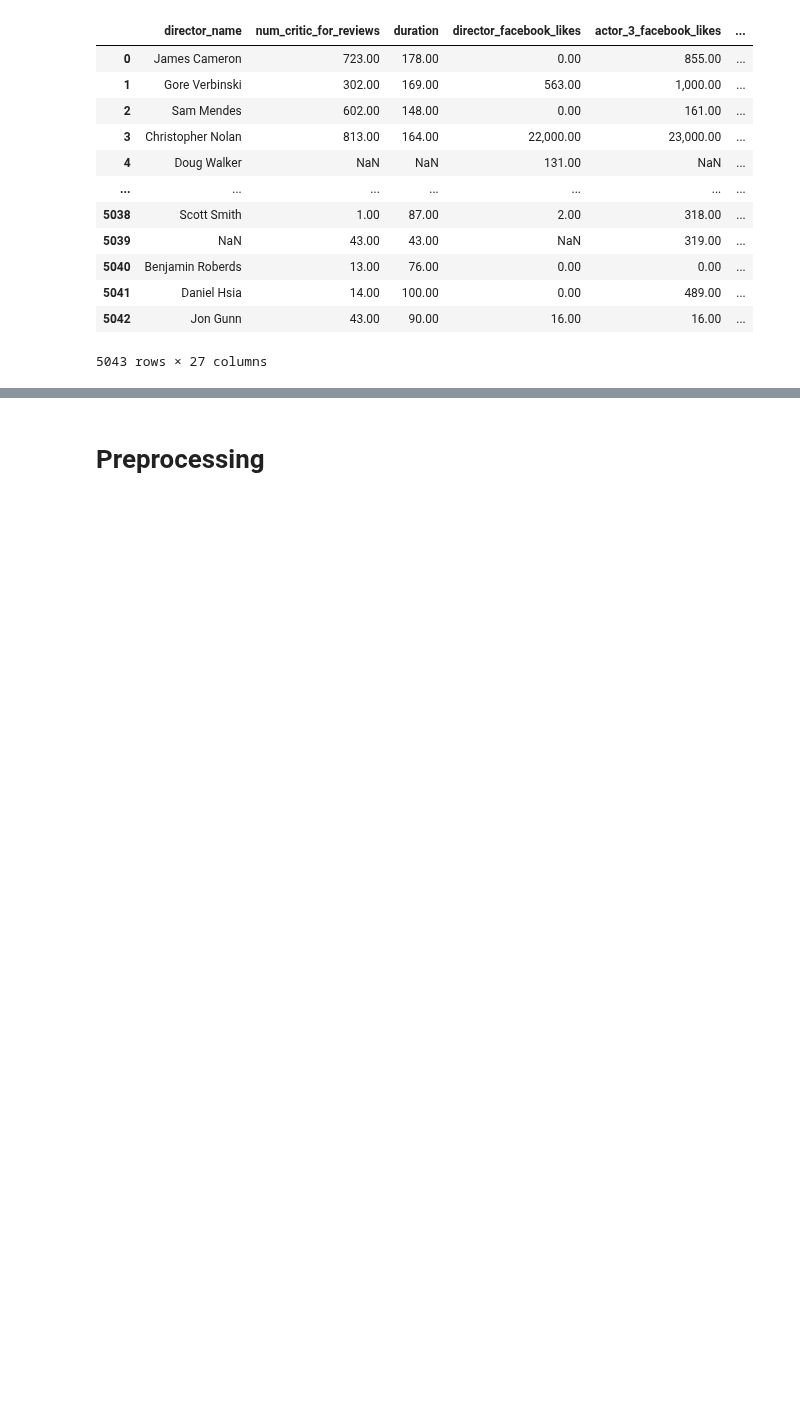
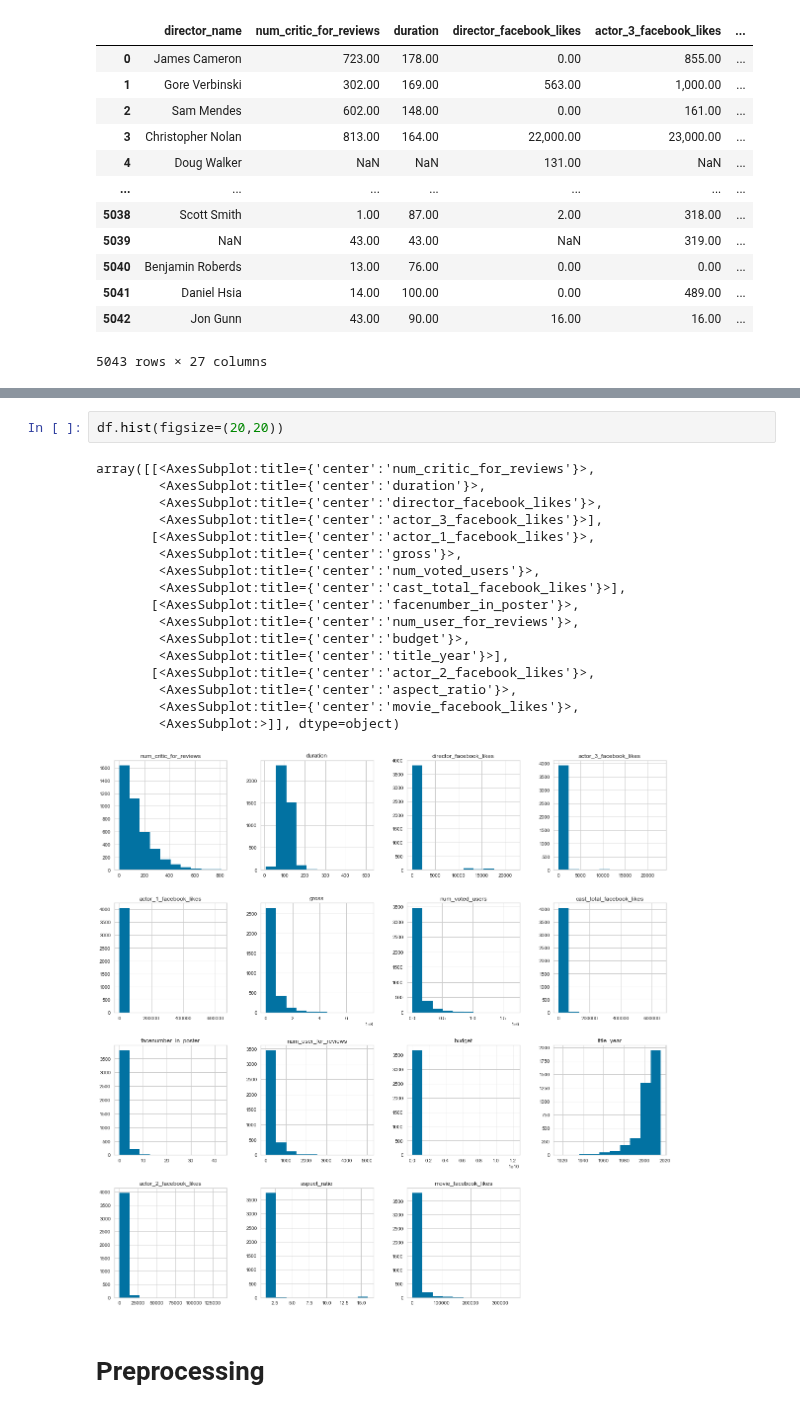
Before and after one commit to tontan2545/Big-Data-and-Artificial-Intelligence, a Jupyter notebook: W11_SVM/W11_SVM.ipynb, the cells around one changed output, grey strips where cells are left out. Cells and saved outputs as stored; diff of their text form; blank space fills up the shorter version.

```diff
--- a/W11_SVM/W11_SVM.ipynb
+++ b/W11_SVM/W11_SVM.ipynb
@@ -33,3 +74,23 @@ df
+# %%
+df.hist(figsize=(20,20))
+# %% [output]
+array([[<AxesSubplot:title={'center':'num_critic_for_reviews'}>,
+        <AxesSubplot:title={'center':'duration'}>,
+        <AxesSubplot:title={'center':'director_facebook_likes'}>,
+        <AxesSubplot:title={'center':'actor_3_facebook_likes'}>],
+       [<AxesSubplot:title={'center':'actor_1_facebook_likes'}>,
+        <AxesSubplot:title={'center':'gross'}>,
+        <AxesSubplot:title={'center':'num_voted_users'}>,
+        <AxesSubplot:title={'center':'cast_total_facebook_likes'}>],
+       [<AxesSubplot:title={'center':'facenumber_in_poster'}>,
+        <AxesSubplot:title={'center':'num_user_for_reviews'}>,
+        <AxesSubplot:title={'center':'budget'}>,
+        <AxesSubplot:title={'center':'title_year'}>],
+       [<AxesSubplot:title={'center':'actor_2_facebook_likes'}>,
+        <AxesSubplot:title={'center':'aspect_ratio'}>,
+        <AxesSubplot:title={'center':'movie_facebook_likes'}>,
+        <AxesSubplot:>]], dtype=object)
+[figure, added]
 # %% [markdown]
 # Preprocessing
 # %% [markdown]
```
Also changed, not shown: parts of 3 cells of this notebook.
